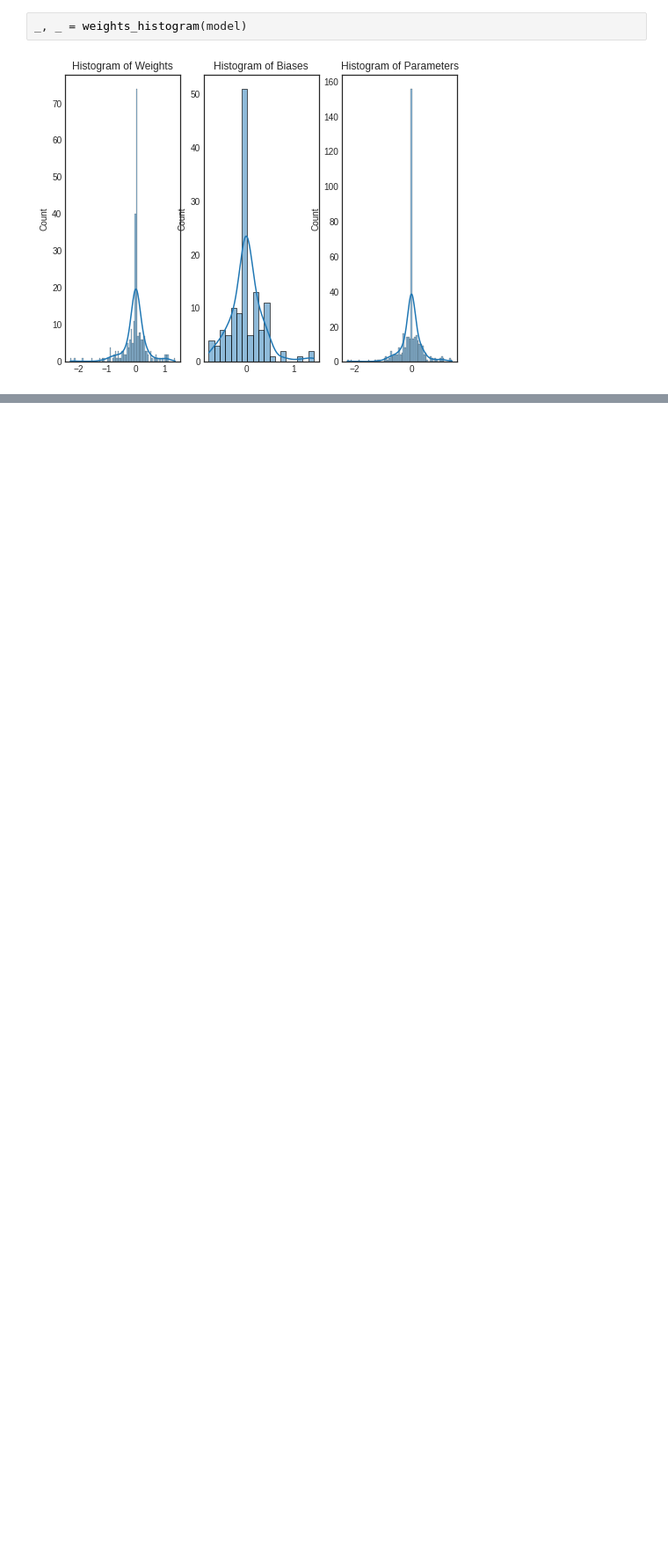
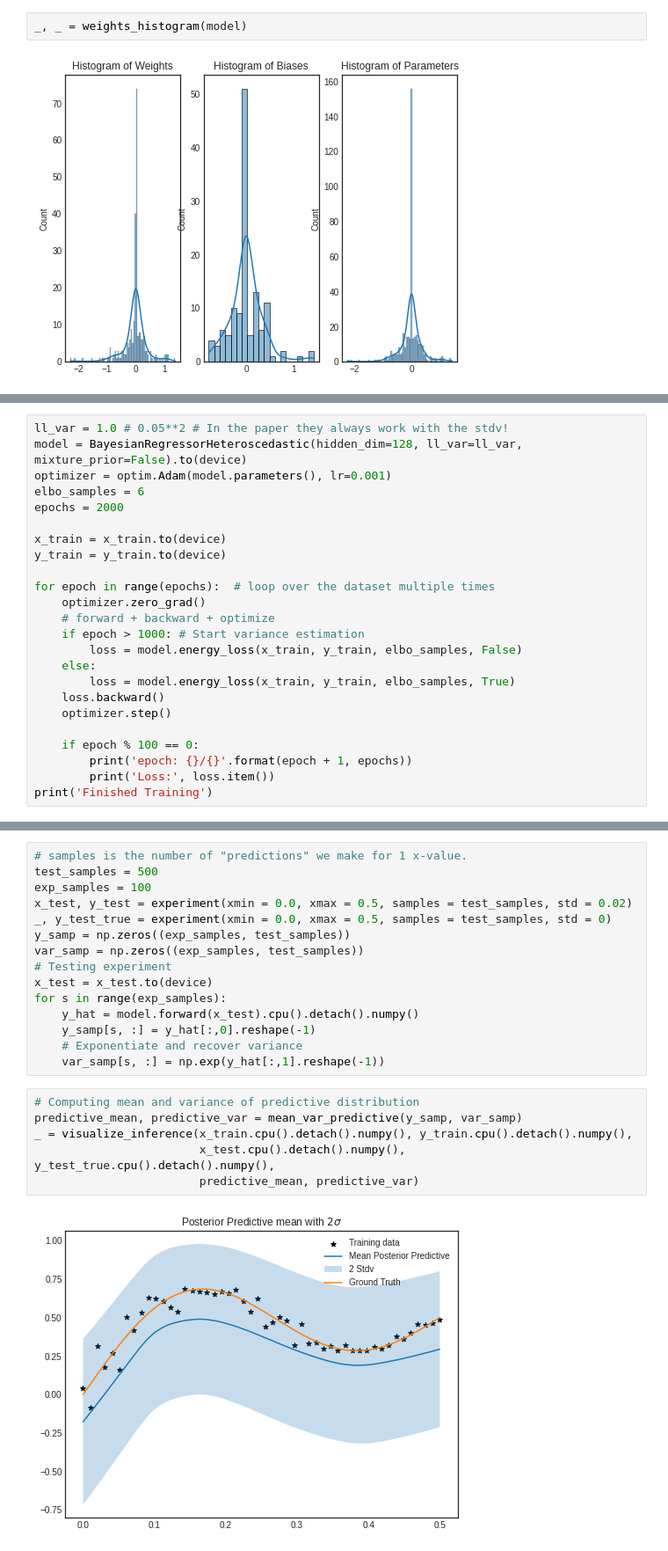
Before and after one commit to MikeS96/bayesbb, a Jupyter notebook: regressor.ipynb, the cells around one changed output, grey strips where cells are left out. Shown: that part at 88% size. Saved outputs shown, nothing was run; the diff lists cells and outputs as text; blank space fills up the shorter version.

Commit message:
Added heteroscedastic regression model

```diff
--- a/regressor.ipynb
+++ b/regressor.ipynb
@@ -92,0 +95,24 @@ _, _ = weights_histogram(model)
+# %%
+ll_var = 1.0 # 0.05**2 # In the paper they always work with the stdv!
+model = BayesianRegressorHeteroscedastic(hidden_dim=128, ll_var=ll_var, mixture_prior=False).to(device)
+optimizer = optim.Adam(model.parameters(), lr=0.001)
+elbo_samples = 6
+epochs = 2000
+
+x_train = x_train.to(device)
+y_train = y_train.to(device)
+
+for epoch in range(epochs):  # loop over the dataset multiple times
+    optimizer.zero_grad()
+    # forward + backward + optimize
+    if epoch > 1000: # Start variance estimation
+        loss = model.energy_loss(x_train, y_train, elbo_samples, False)
+    else:
+        loss = model.energy_loss(x_train, y_train, elbo_samples, True)
+    loss.backward()
+    optimizer.step()
+
+    if epoch % 100 == 0:
+        print('epoch: {}/{}'.format(epoch + 1, epochs))
+        print('Loss:', loss.item())
+print('Finished Training')
@@ -92,0 +139,23 @@ _, _ = weights_histogram(model)
+# %%
+# samples is the number of "predictions" we make for 1 x-value.
+test_samples = 500
+exp_samples = 100
+x_test, y_test = experiment(xmin = 0.0, xmax = 0.5, samples = test_samples, std = 0.02)
+_, y_test_true = experiment(xmin = 0.0, xmax = 0.5, samples = test_samples, std = 0)
+y_samp = np.zeros((exp_samples, test_samples))
+var_samp = np.zeros((exp_samples, test_samples))
+# Testing experiment
+x_test = x_test.to(device)
+for s in range(exp_samples):
+    y_hat = model.forward(x_test).cpu().detach().numpy()
+    y_samp[s, :] = y_hat[:,0].reshape(-1)
+    # Exponentiate and recover variance
+    var_samp[s, :] = np.exp(y_hat[:,1].reshape(-1))
+# %%
+# Computing mean and variance of predictive distribution
+predictive_mean, predictive_var = mean_var_predictive(y_samp, var_samp)
+_ = visualize_inference(x_train.cpu().detach().numpy(), y_train.cpu().detach().numpy(),
+                        x_test.cpu().detach().numpy(), y_test_true.cpu().detach().numpy(),
+                        predictive_mean, predictive_var)
+# %% [output]
+[figure, added]
```
Also changed, not shown: parts of 6 cells of this notebook, 1 other file.
